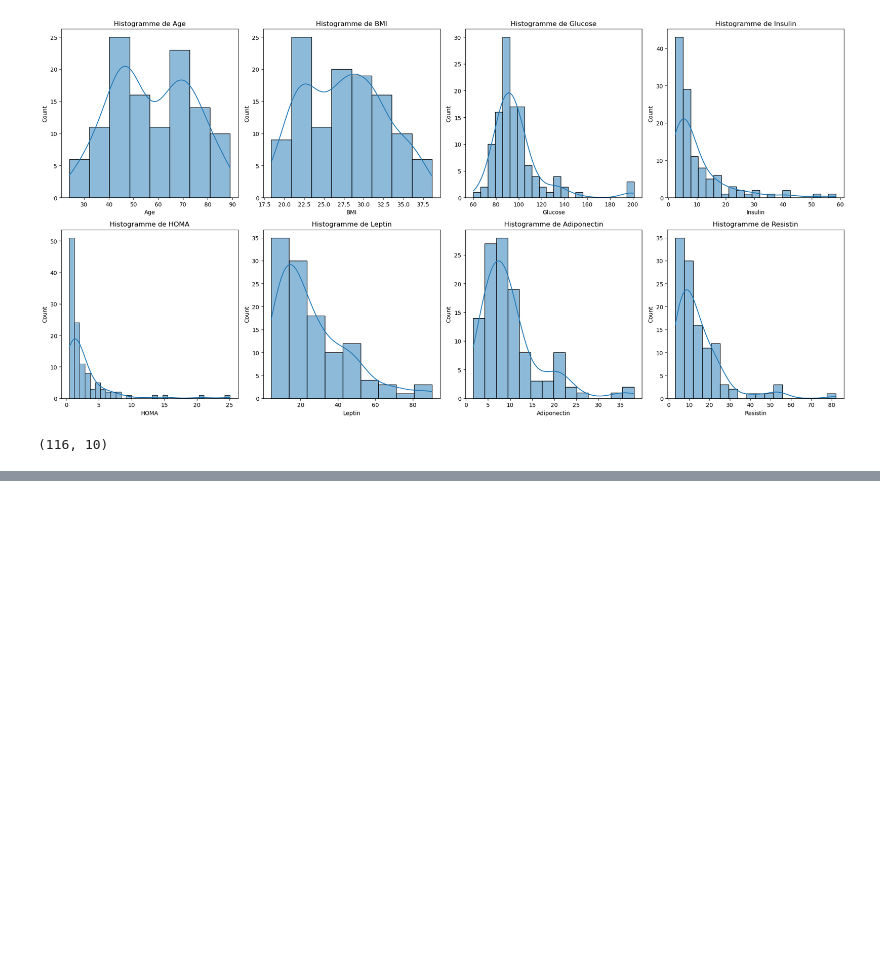
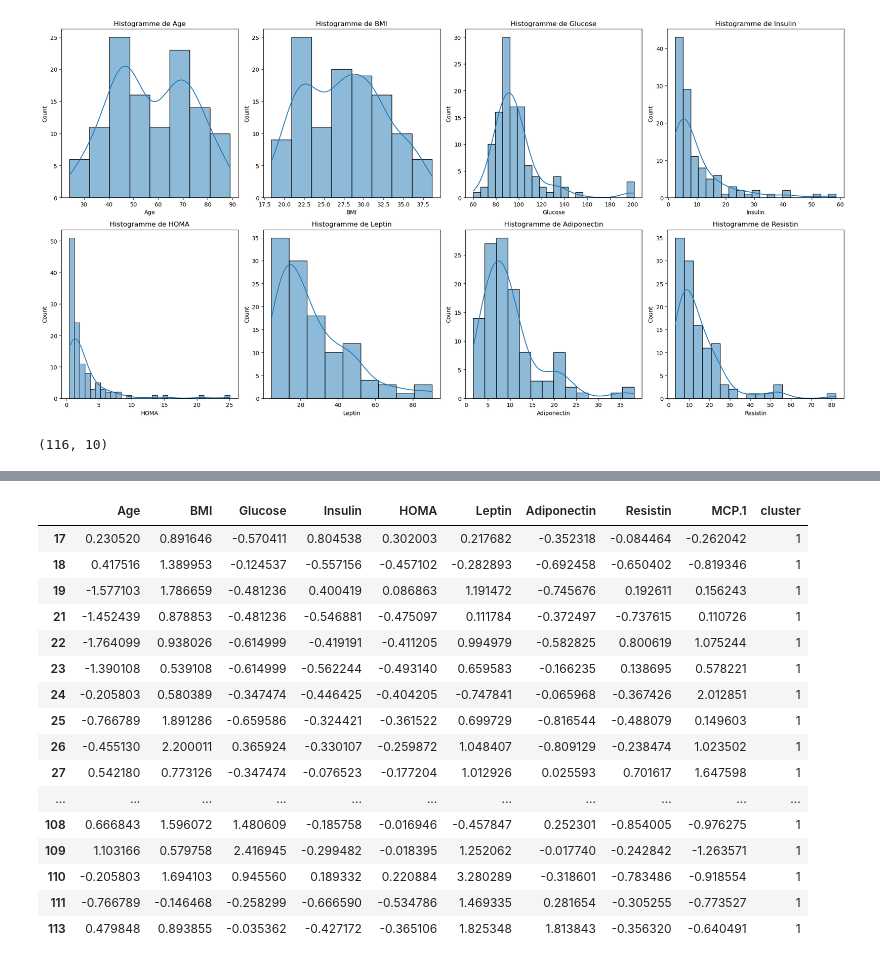
Before and after one commit to moussahassana/datascince-groupe6, a Jupyter notebook: TP groupe 6 kmeans-from-scratch.ipynb, the cells around one changed output, grey strips where cells are left out. Cells and saved outputs as stored; diff of their text form; code cells hidden in the pictures; blank space fills up the shorter version.

```diff
--- a/TP groupe 6 kmeans-from-scratch.ipynb
+++ b/TP groupe 6 kmeans-from-scratch.ipynb
@@ -354,0 +464,20 @@ data_classify[0]
+# %%
+cluster_df[cluster_df['cluster']==1]
+# %% [output]
+|  | Age | BMI | Glucose | Insulin | HOMA | Leptin | Adiponectin | Resistin | MCP.1 | cluster |
+| 17 | 0.230520 | 0.891646 | -0.570411 | 0.804538 | 0.302003 | 0.217682 | -0.352318 | -0.084464 | -0.262042 | 1 |
+| 18 | 0.417516 | 1.389953 | -0.124537 | -0.557156 | -0.457102 | -0.282893 | -0.692458 | -0.650402 | -0.819346 | 1 |
+| 19 | -1.577103 | 1.786659 | -0.481236 | 0.400419 | 0.086863 | 1.191472 | -0.745676 | 0.192611 | 0.156243 | 1 |
+| 21 | -1.452439 | 0.878853 | -0.481236 | -0.546881 | -0.475097 | 0.111784 | -0.372497 | -0.737615 | 0.110726 | 1 |
+| 22 | -1.764099 | 0.938026 | -0.614999 | -0.419191 | -0.411205 | 0.994979 | -0.582825 | 0.800619 | 1.075244 | 1 |
+| 23 | -1.390108 | 0.539108 | -0.614999 | -0.562244 | -0.493140 | 0.659583 | -0.166235 | 0.138695 | 0.578221 | 1 |
+| 24 | -0.205803 | 0.580389 | -0.347474 | -0.446425 | -0.404205 | -0.747841 | -0.065968 | -0.367426 | 2.012851 | 1 |
+| 25 | -0.766789 | 1.891286 | -0.659586 | -0.324421 | -0.361522 | 0.699729 | -0.816544 | -0.488079 | 0.149603 | 1 |
+| 26 | -0.455130 | 2.200011 | 0.365924 | -0.330107 | -0.259872 | 1.048407 | -0.809129 | -0.238474 | 1.023502 | 1 |
+| 27 | 0.542180 | 0.773126 | -0.347474 | -0.076523 | -0.177204 | 1.012926 | 0.025593 | 0.701617 | 1.647598 | 1 |
+| ... | ... | ... | ... | ... | ... | ... | ... | ... | ... | ... |
+| 108 | 0.666843 | 1.596072 | 1.480609 | -0.185758 | -0.016946 | -0.457847 | 0.252301 | -0.854005 | -0.976275 | 1 |
+| 109 | 1.103166 | 0.579758 | 2.416945 | -0.299482 | -0.018395 | 1.252062 | -0.017740 | -0.242842 | -1.263571 | 1 |
+| 110 | -0.205803 | 1.694103 | 0.945560 | 0.189332 | 0.220884 | 3.280289 | -0.318601 | -0.783486 | -0.918554 | 1 |
+| 111 | -0.766789 | -0.146468 | -0.258299 | -0.666590 | -0.534786 | 1.469335 | 0.281654 | -0.305255 | -0.773527 | 1 |
+| 113 | 0.479848 | 0.893855 | -0.035362 | -0.427172 | -0.365106 | 1.825348 | 1.813843 | -0.356320 | -0.640491 | 1 |
```
Also changed, not shown: parts of 10 cells of this notebook.
